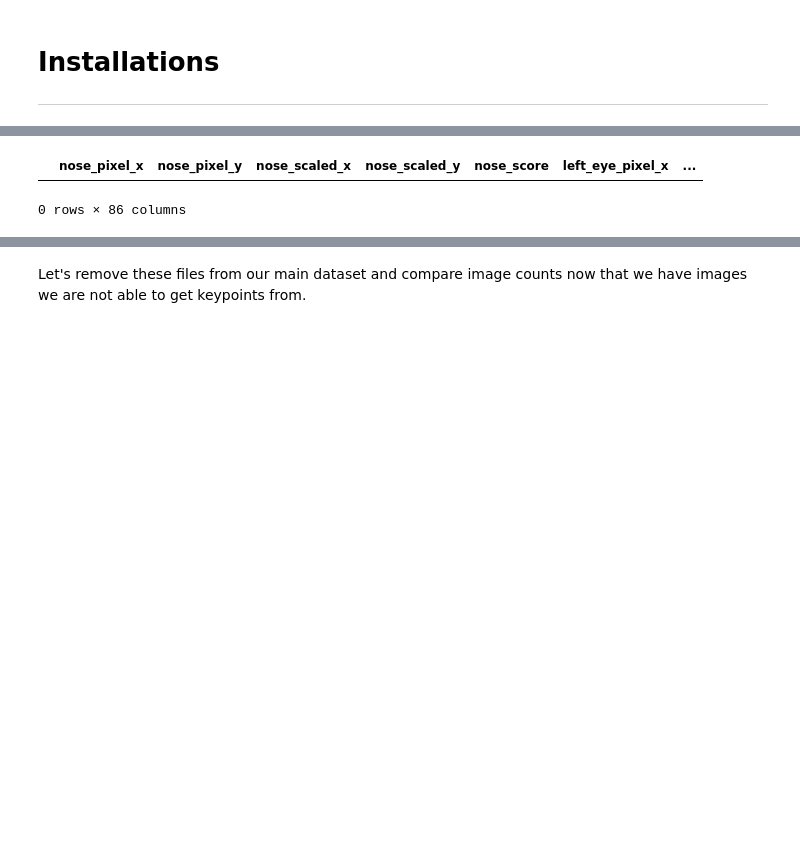
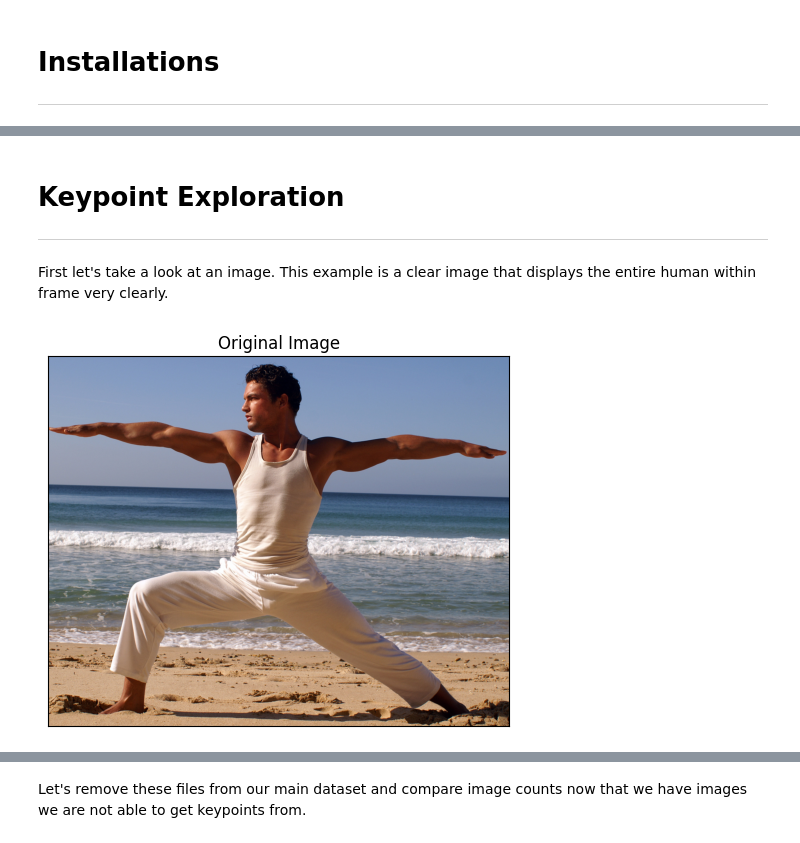
Before and after one commit to oftenfrequent/human-posture-detection, a Jupyter notebook: Step 2 - Generate Keypoints.ipynb, the cells around one changed output, grey strips where cells are left out. Drawn from its saved outputs; the diff is of its cells as text; code cells hidden in the pictures; blank space fills up the shorter version.

Commit message:
cleanup on aisle two

```diff
--- a/Step 2 - Generate Keypoints.ipynb
+++ b/Step 2 - Generate Keypoints.ipynb
@@ -69,5 +41,31 @@ df = pd.DataFrame(columns=x_y_names + ["pose"])
-# %%
-df
-# %% [output]
-|  | nose_pixel_x | nose_pixel_y | nose_scaled_x | nose_scaled_y | nose_score | left_eye_pixel_x | ... |
-0 rows × 86 columns
+# %%
+# helper for displaying images in ipynb
+def show_rgb_image(image, title=None, conversion=cv2.COLOR_BGR2RGB):
+
+    # Converts from one colour space to the other. this is needed as RGB
+    # is not the default colour space for OpenCV
+    image = cv2.cvtColor(image, conversion)
+
+    # Show the image
+    plt.imshow(image)
+
+    # remove the axis / ticks for a clean looking image
+    plt.xticks([])
+    plt.yticks([])
+
+    # if a title is provided, show it
+    if title is not None:
+        plt.title(title)
+
+    plt.show()
+# %% [markdown]
+# Keypoint Exploration
+----
+# %% [markdown]
+First let's take a look at an image. This example is a clear image that displays the entire human within frame very clearly.
+# %%
+file = "dataset-for-classification/virabhadrasana-ii/f4a45728f95750eb7796565d90b2d81bfdf7157bf5bfe340b42840c650f30347.png"
+im = cv2.imread(file)
+show_rgb_image(im, 'Original Image')
+# %% [output]
+[figure, added]
```
Also changed, not shown: parts of 33 cells of this notebook, 2 other files.
